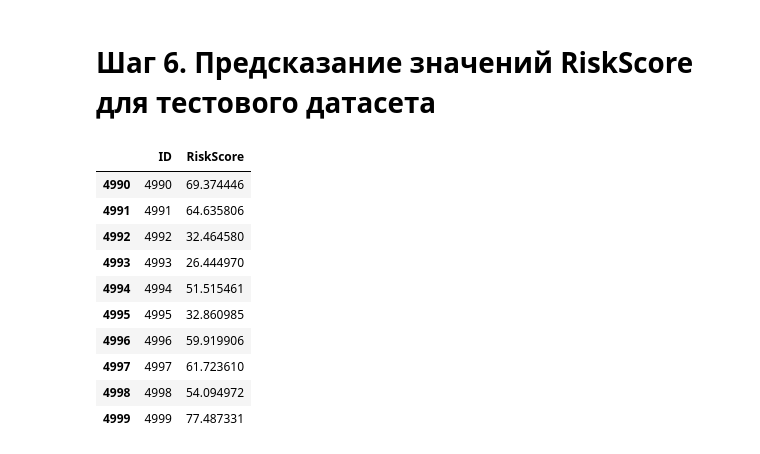
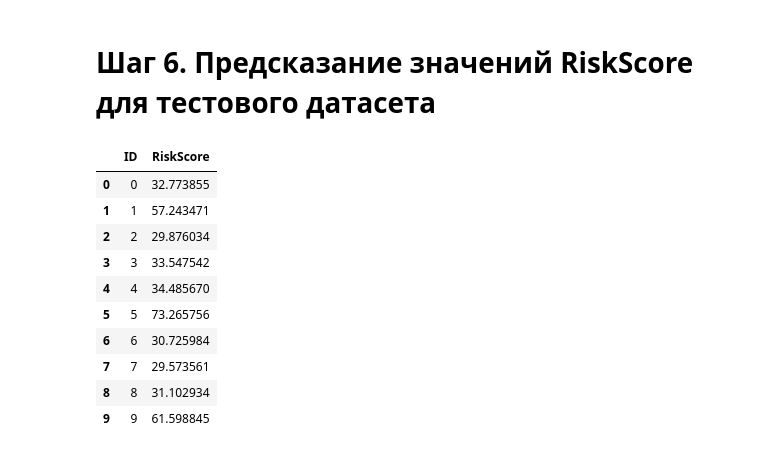
Before and after one commit to TPShipilova/ML_5sem, a Jupyter notebook: 2/2lab_1contest.ipynb, the cells around one changed output. Cells and saved outputs as stored; diff of their text form; code cells hidden in the pictures.

```diff
--- a/2/2lab_1contest.ipynb
+++ b/2/2lab_1contest.ipynb
@@ -441,16 +444,16 @@ y_pred = model_reg.predict(test_data)
 output = pd.DataFrame({'ID': test_data.index, 'RiskScore': y_pred})
 output.to_csv('submission.csv', index=False)
 # %%
-output.tail(10)
+output.head(10)
 # %% [output]
 |  | ID | RiskScore |
-| 4990 | 4990 | 69.374446 |
-| 4991 | 4991 | 64.635806 |
-| 4992 | 4992 | 32.464580 |
-| 4993 | 4993 | 26.444970 |
-| 4994 | 4994 | 51.515461 |
-| 4995 | 4995 | 32.860985 |
-| 4996 | 4996 | 59.919906 |
-| 4997 | 4997 | 61.723610 |
-| 4998 | 4998 | 54.094972 |
-| 4999 | 4999 | 77.487331 |
+| 0 | 0 | 32.773855 |
+| 1 | 1 | 57.243471 |
+| 2 | 2 | 29.876034 |
+| 3 | 3 | 33.547542 |
+| 4 | 4 | 34.485670 |
+| 5 | 5 | 73.265756 |
+| 6 | 6 | 30.725984 |
+| 7 | 7 | 29.573561 |
+| 8 | 8 | 31.102934 |
+| 9 | 9 | 61.598845 |
```
Also changed, not shown: parts of 22 cells of this notebook.
